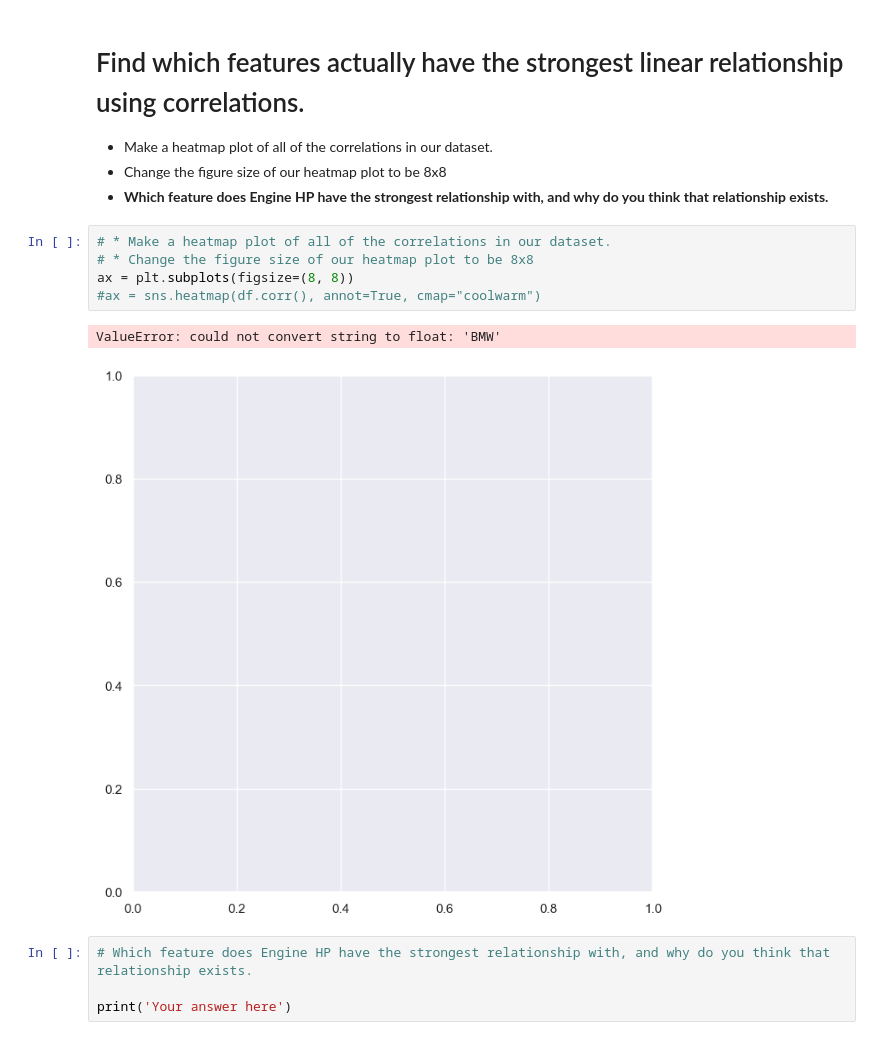
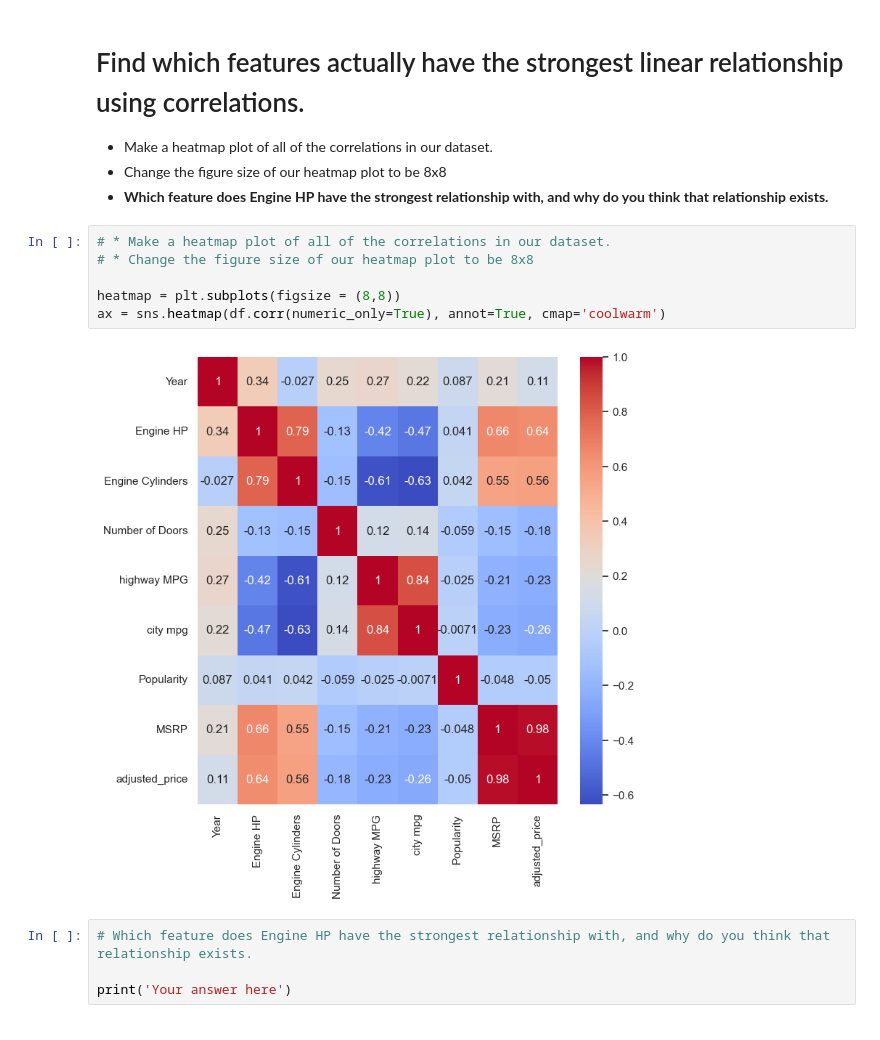
Before and after one commit to dwang312/ctp-2022-fall-data-science, a Jupyter notebook: Week-02-EDA/Exercise-EDA.ipynb, the cells around one changed output. Cells and saved outputs as stored; diff of their text form.

```diff
--- a/Week-02-EDA/Exercise-EDA.ipynb
+++ b/Week-02-EDA/Exercise-EDA.ipynb
@@ -422,11 +422,11 @@ Engine HP and Year also have a strong positive relationship
 # %%
 # * Make a heatmap plot of all of the correlations in our dataset.
 # * Change the figure size of our heatmap plot to be 8x8
-ax = plt.subplots(figsize=(8, 8))
-#ax = sns.heatmap(df.corr(), annot=True, cmap="coolwarm")
+
+heatmap = plt.subplots(figsize = (8,8))
+ax = sns.heatmap(df.corr(numeric_only=True), annot=True, cmap='coolwarm')
 # %% [output]
-ValueError: could not convert string to float: 'BMW'
-[figure, old version]
+[figure, new version]
 # %%
 # Which feature does Engine HP have the strongest relationship with, and why do you think that relationship exists.
 
```
Also changed, not shown: parts of 2 cells of this notebook, 1 other file.
